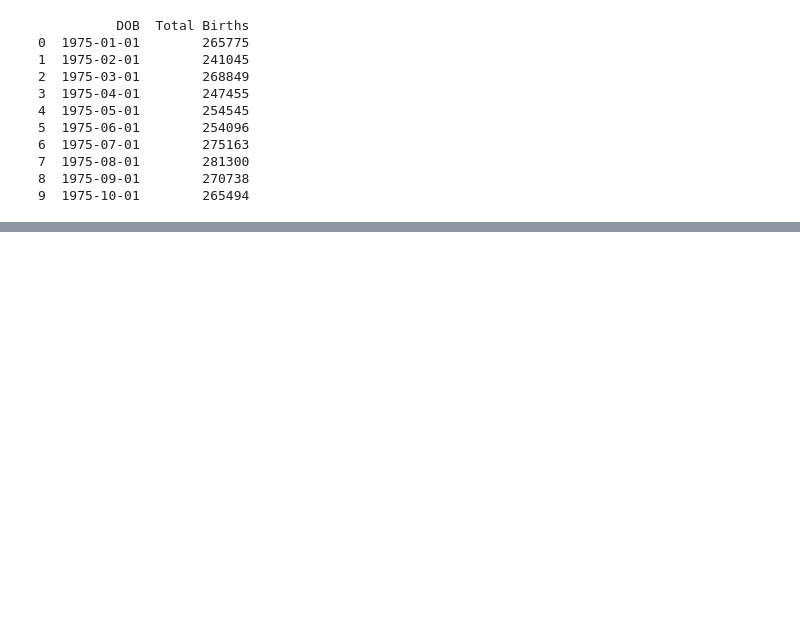
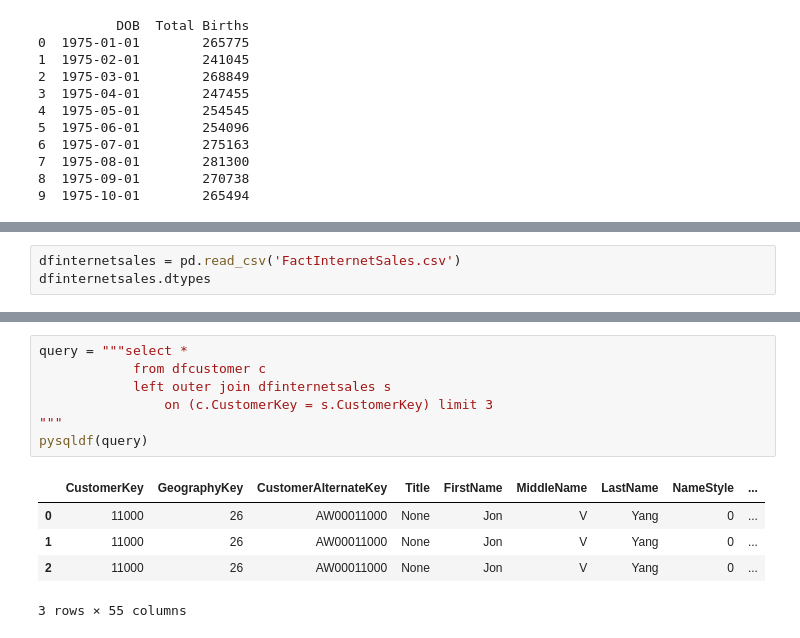
Before and after one commit to tanscha/Learning, a Jupyter notebook: SQLpython.ipynb, the cells around one changed output, grey strips where cells are left out. Drawn from its saved outputs; the diff is of its cells as text; blank space fills up the shorter version.

```diff
--- a/SQLpython.ipynb
+++ b/SQLpython.ipynb
@@ -61,0 +107,3 @@ pwd
+# %%
+dfinternetsales = pd.read_csv('FactInternetSales.csv')
+dfinternetsales.dtypes
@@ -61,0 +138,13 @@ pwd
+# %%
+query = """select *
+            from dfcustomer c
+            left outer join dfinternetsales s
+                on (c.CustomerKey = s.CustomerKey) limit 3
+"""
+pysqldf(query)
+# %% [output]
+|  | CustomerKey | GeographyKey | CustomerAlternateKey | Title | FirstName | MiddleName | LastName | NameStyle | ... |
+| 0 | 11000 | 26 | AW00011000 | None | Jon | V | Yang | 0 | ... |
+| 1 | 11000 | 26 | AW00011000 | None | Jon | V | Yang | 0 | ... |
+| 2 | 11000 | 26 | AW00011000 | None | Jon | V | Yang | 0 | ... |
+3 rows × 55 columns
```
Also changed, not shown: parts of 8 cells of this notebook.
